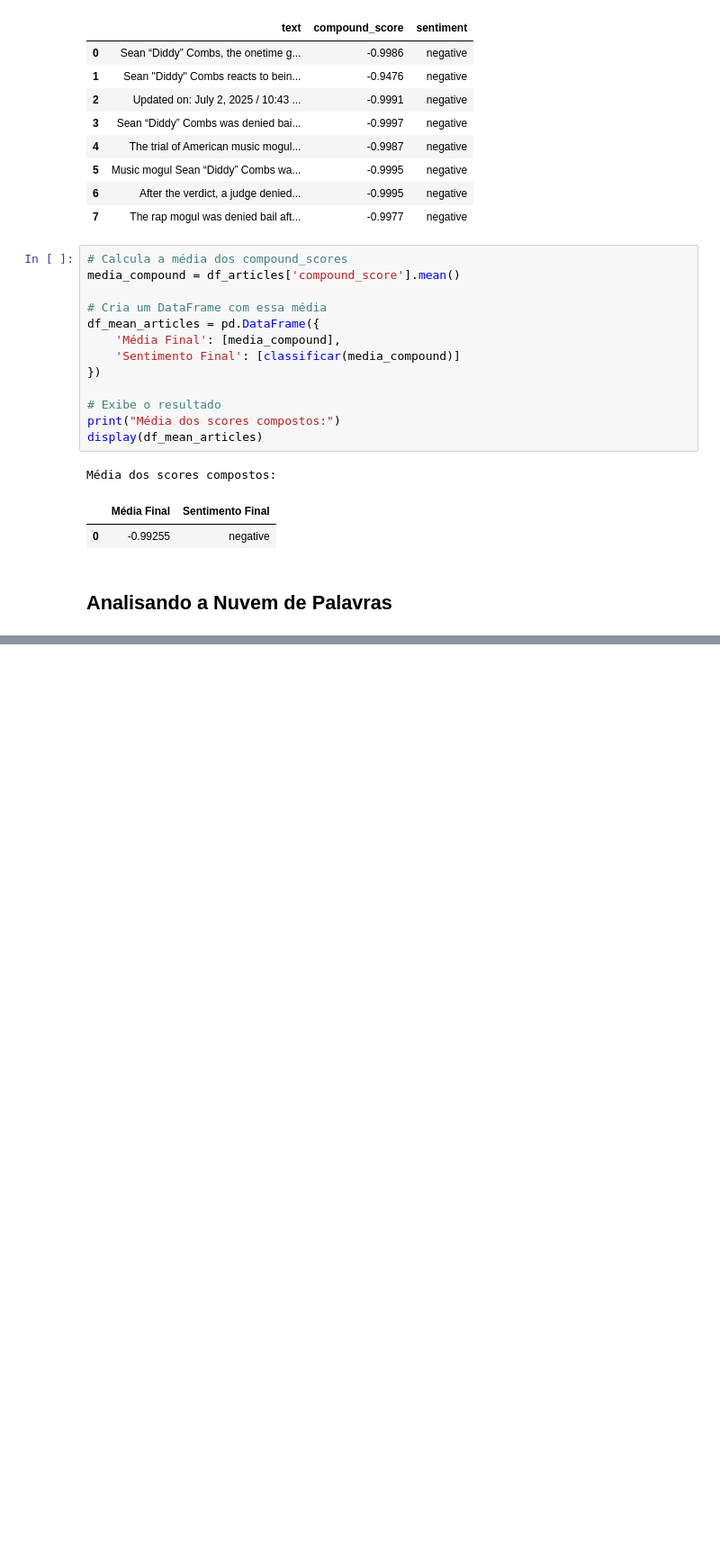
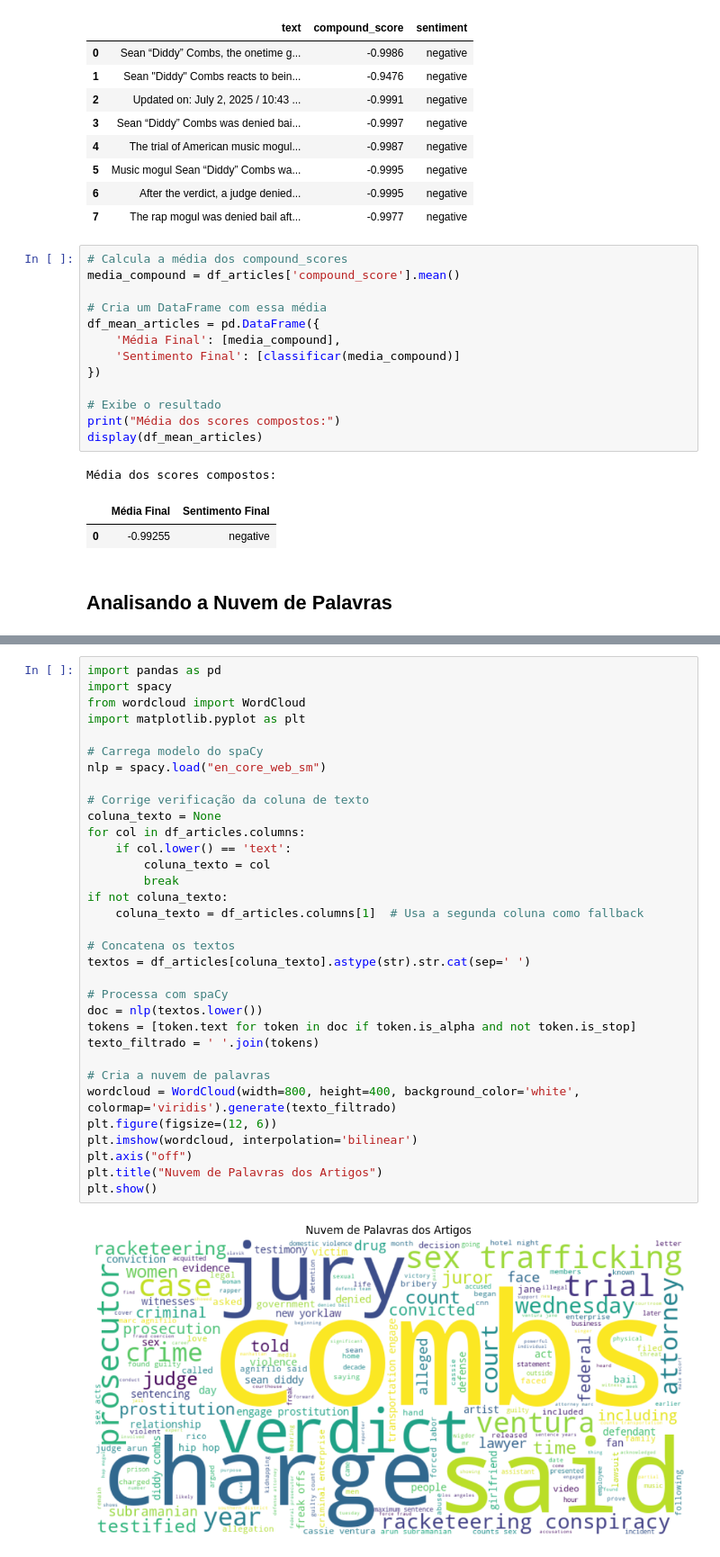
Before and after one commit to meowaax/modelagem-nlp, a Jupyter notebook: processamento/analise_nlp.ipynb, the cells around one changed output, grey strips where cells are left out. Shown at 90% size. Drawn from its saved outputs; the diff is of its cells as text; blank space fills up the shorter version.

```diff
--- a/processamento/analise_nlp.ipynb
+++ b/processamento/analise_nlp.ipynb
@@ -186,0 +181,35 @@ Successfully installed wordcloud-1.9.4
+# %%
+import pandas as pd
+import spacy
+from wordcloud import WordCloud
+import matplotlib.pyplot as plt
+
+# Carrega modelo do spaCy
+nlp = spacy.load("en_core_web_sm")
+
+# Corrige verificação da coluna de texto
+coluna_texto = None
+for col in df_articles.columns:
+    if col.lower() == 'text':
+        coluna_texto = col
+        break
+if not coluna_texto:
+    coluna_texto = df_articles.columns[1]  # Usa a segunda coluna como fallback
+
+# Concatena os textos
+textos = df_articles[coluna_texto].astype(str).str.cat(sep=' ')
+
+# Processa com spaCy
+doc = nlp(textos.lower())
+tokens = [token.text for token in doc if token.is_alpha and not token.is_stop]
+texto_filtrado = ' '.join(tokens)
+
+# Cria a nuvem de palavras
+wordcloud = WordCloud(width=800, height=400, background_color='white', colormap='viridis').generate(texto_filtrado)
+plt.figure(figsize=(12, 6))
+plt.imshow(wordcloud, interpolation='bilinear')
+plt.axis("off")
+plt.title("Nuvem de Palavras dos Artigos")
+plt.show()
+# %% [output]
+[figure, added]
```
Also changed, not shown: parts of 2 cells of this notebook, 1 other file.
